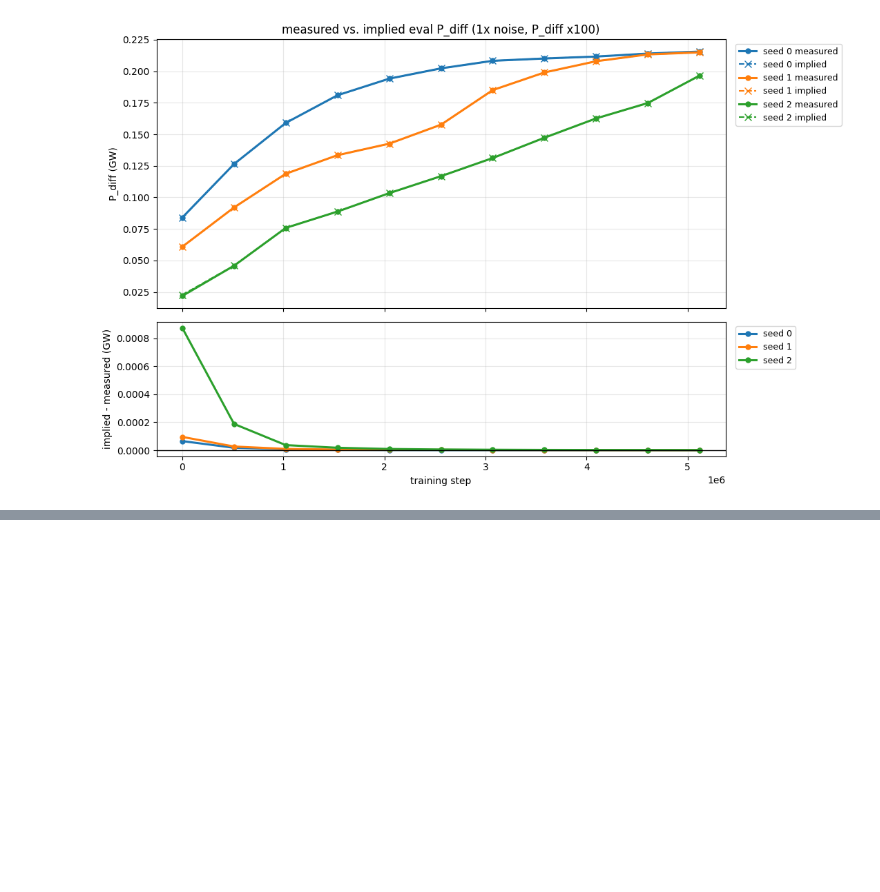
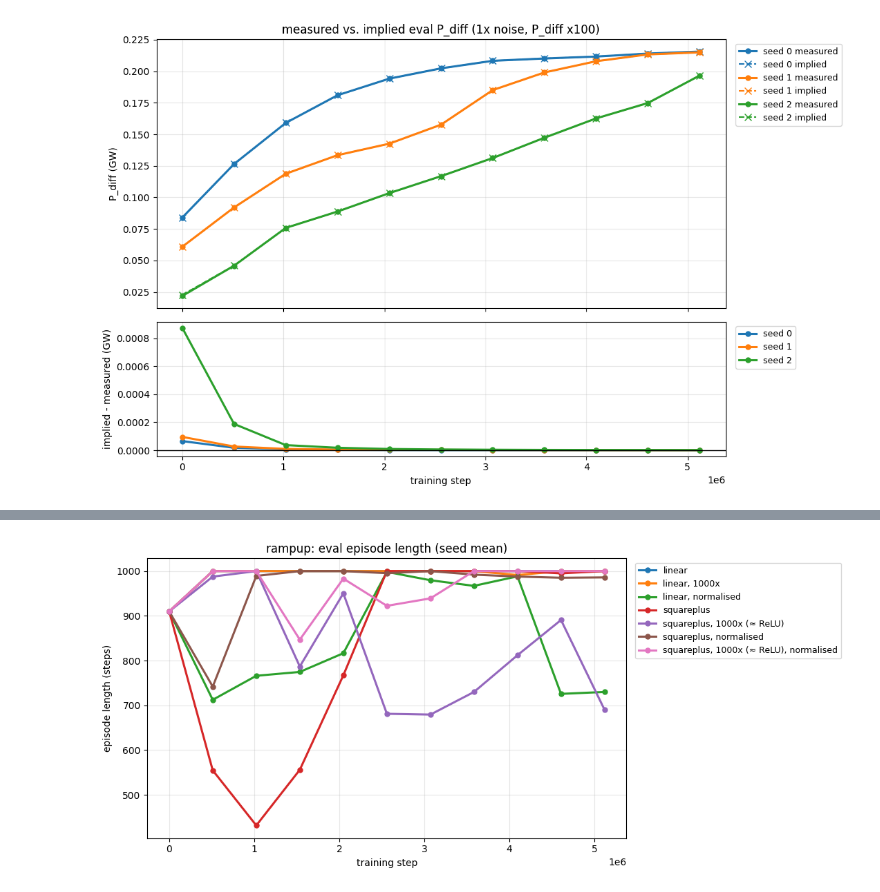
Before and after one commit to davcoope/plasmax, a Jupyter notebook: experiments/studies/dc_rewards_comparison.ipynb, the cells around one changed output, grey strips where cells are left out. Cells and saved outputs as stored; diff of their text form; code cells hidden in the pictures; blank space fills up the shorter version.

Commit message:
Add rampup results to dc_rewards_comparison notebook

```diff
--- a/experiments/studies/dc_rewards_comparison.ipynb
+++ b/experiments/studies/dc_rewards_comparison.ipynb
@@ -322,0 +308,43 @@ finish(ax, f"measured mean per-step P_diff ({VERIFY_NM}x noise)", "P_diff (GW)",
+# %%
+RAMPUP_PROJECT = "plasmax-rampup"
+LH = "physics_eval/lh_transition_return"  # raw lh_transition score summed per eval episode
+EP_LEN = "evaluation/episode_length_mean"
+SHOW_ERROR_BARS = False  # True: lh_transition plot shows ± std across seeds
+
+# name: (run id, squareplus, reward_score_scale, normalize_rewards, critic, color, linestyle)
+RAMPUP_RUNS = {
+    "linear":                               ("gjm5n90j", False, 1,    False, "partial", "C0", "-"),
+    "linear, 1000x":                        ("0hij3zon", False, 1000, False, "dead",    "C1", "-"),
+    "linear, normalised":                   ("mx7y81ih", False, 1,    True,  "working", "C2", "-"),
+    "squareplus":                           ("3iki5l34", True,  1,    False, "partial", "C3", "-"),
+    "squareplus, 1000x (≈ ReLU)":           ("nc6b9zjp", True,  1000, False, "dead",    "C4", "-"),
+    "squareplus, normalised":               ("36oatz9c", True,  1,    True,  "working", "C5", "-"),
+    "squareplus, 1000x (≈ ReLU), normalised": ("oj10fqor", True,  1000, True,  "working", "C6", "-"),
+}
+
+def rampup_history(name):
+    rid, sp, scale, norm, *_ = RAMPUP_RUNS[name]
+    r = api.run(f"{ENTITY}/{RAMPUP_PROJECT}/{rid}")
+    cfg = (find(r.config, "squareplus"), find(r.config, "reward_score_scale"), find(r.config, "normalize_rewards"))
+    assert cfg == (sp, scale, norm) and find(r.config, "num_envs") == 128, (name, rid, cfg)
+    h = history(RAMPUP_PROJECT, rid, 1, [f"seeds/{s}/{k}" for s in SEEDS for k in (LH, EP_LEN)])
+    return {k: pd.concat({s: pd.to_numeric(h[f"seeds/{s}/{k}"], errors="coerce") for s in SEEDS}, axis=1)
+            for k in (LH, EP_LEN)}  # one column per seed
+
+rampup = {name: rampup_history(name) for name in RAMPUP_RUNS}
+
+def rampup_plot(key, title, ylabel, fname, error_bars=False, zero_line=False):
+    fig, ax = plt.subplots(figsize=(11, 5))
+    for name, (*_, color, ls) in RAMPUP_RUNS.items():
+        d = rampup[name][key]
+        m = d.mean(axis=1)
+        if error_bars:
+            ax.errorbar(m.index, m, yerr=d.std(axis=1), color=color, ls=ls, lw=2.2, marker="o", ms=5, capsize=3, label=name)
+        else:
+            ax.plot(m.index, m, color=color, ls=ls, lw=2.2, marker="o", ms=5, label=name)
+        # ax.set_ylim(-1000, 2000)
+    finish(ax, title, ylabel, fname, zero_line=zero_line)
+
+rampup_plot(EP_LEN, "rampup: eval episode length (seed mean)", "episode length (steps)", "rampup_episode_length")
+# %% [output]
+[figure, added]
```
Also changed, not shown: parts of 5 cells of this notebook.
